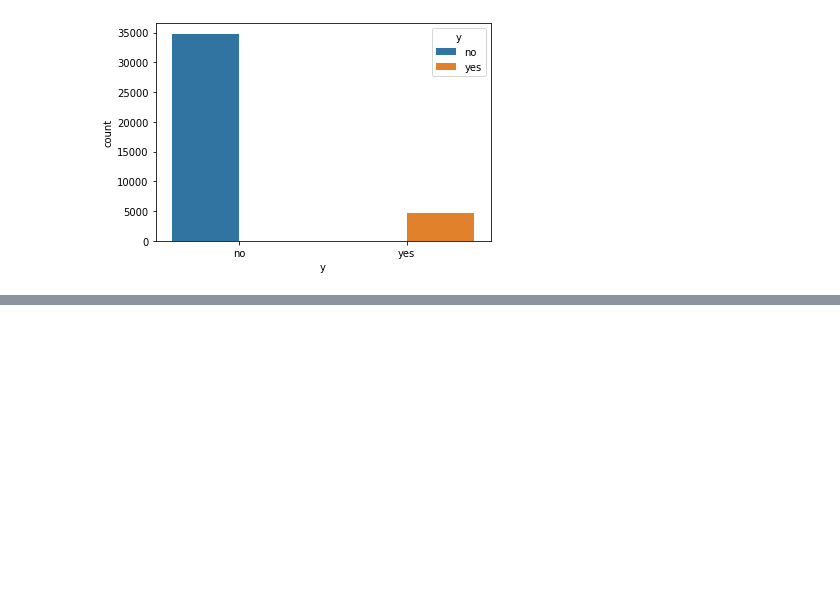
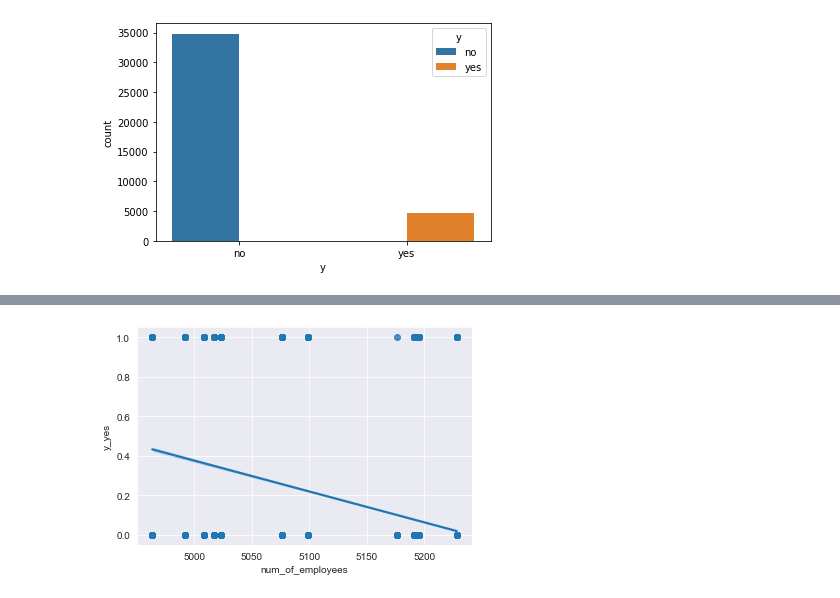
Before and after one commit to LIMDANBI/2021-2, a Jupyter notebook: DataMining/bank_marketing_analysis.ipynb, the cells around one changed output, grey strips where cells are left out. Drawn from its saved outputs; the diff is of its cells as text; code cells hidden in the pictures; blank space fills up the shorter version.

```diff
--- a/DataMining/bank_marketing_analysis.ipynb
+++ b/DataMining/bank_marketing_analysis.ipynb
@@ -176,0 +252,4 @@ for i in list(df.columns[df.dtypes == 'object']):
+# %%
+sns.regplot(x="num_of_employees", y="y_yes", order=1, data=df1, truncate=True);
+# %% [output]
+[figure, added]
```
Also changed, not shown: parts of 11 cells of this notebook.
